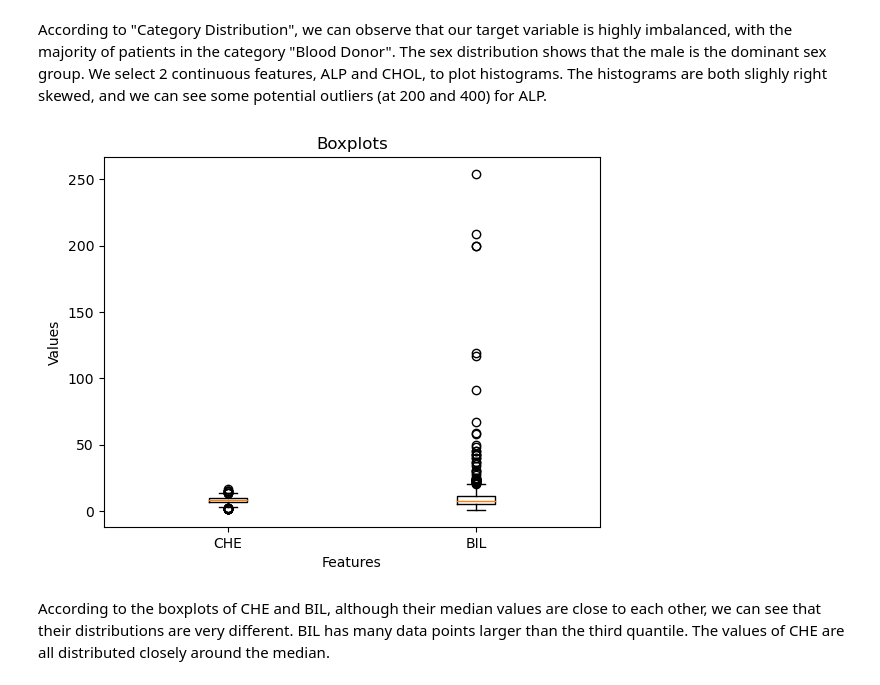
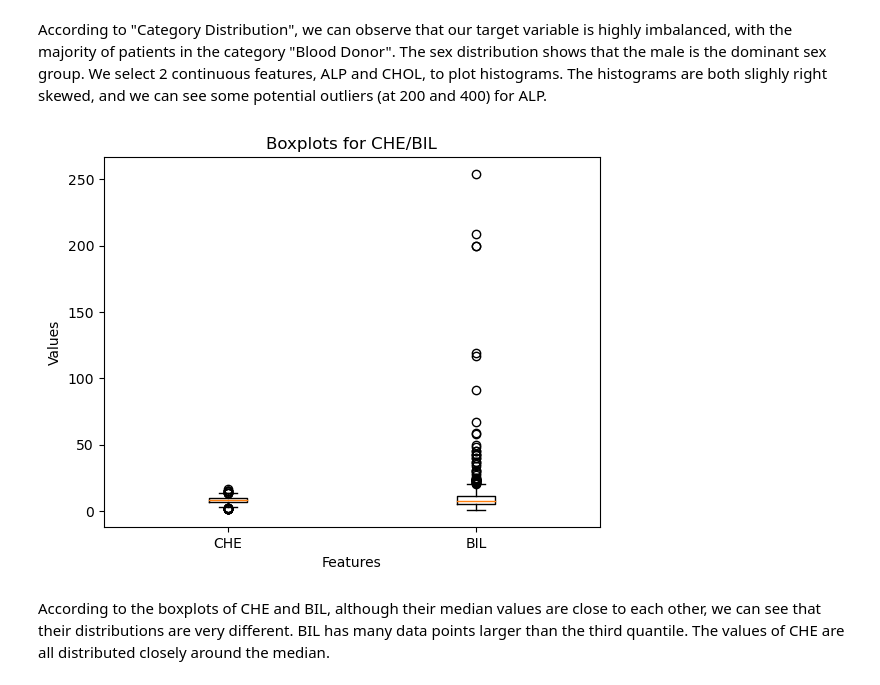
Before and after one commit to Cyngua/HCV-Data-Dashboard, a Jupyter notebook: src/preprocessing_2.ipynb, the cells around one changed output. Cells and saved outputs as stored; diff of their text form; code cells hidden in the pictures.

```diff
--- a/src/preprocessing.ipynb
+++ b/src/preprocessing_2.ipynb
@@ -63,6 +101,0 @@ df_raw.describe()
-# %%
-target_name = "Category"
-feature_names = [name for name in df_raw.columns if name not in [target_name, "Patient_id"]]
-# extract features
-features = df_raw[feature_names]
-features.head()
@@ -131,20 +157,22 @@ patient_info_histograms(df_raw)
 # %% [markdown]
 According to "Category Distribution", we can observe that our target variable is highly imbalanced, with the majority of patients in the category "Blood Donor". The sex distribution shows that the male is the dominant sex group. We select 2 continuous features, ALP and CHOL, to plot histograms. The histograms are both slighly right skewed, and we can see some potential outliers (at 200 and 400) for ALP.
 # %%
-def boxplot_selected(df):
+# allow to select feature names
+# plot boxplot on the same graph
+def boxplot_selected(df, feature_names):
     fig, ax = plt.subplots()
-
-    ax.boxplot(df['CHE'], positions=[1], labels=['CHE'])
-
-    ax.boxplot(df['BIL'], positions=[2], labels=['BIL'])
+    pos = 0
+    for name in feature_names:
+        ax.boxplot(df[name], positions = [pos], labels=[name])
+        pos += 1
 
     ax.set_xlabel('Features')
     ax.set_ylabel('Values')
-    ax.set_title('Boxplots')
+    ax.set_title(f"Boxplots for {'/'.join(feature_names)}")
-# %%
-boxplot_selected(features)
-# %% [output]
-[figure, removed]
+# %%
+boxplot_selected(X, ['CHE', 'BIL'])
+# %% [output]
+[figure, added]
 # %% [markdown]
 According to the boxplots of CHE and BIL, although their median values are close to each other, we can see that their distributions are very different. BIL has many data points larger than the third quantile. The values of CHE are all distributed closely around the median.
 # %% [markdown]
```
Also changed, not shown: parts of 51 cells of this notebook, 3 other files.
